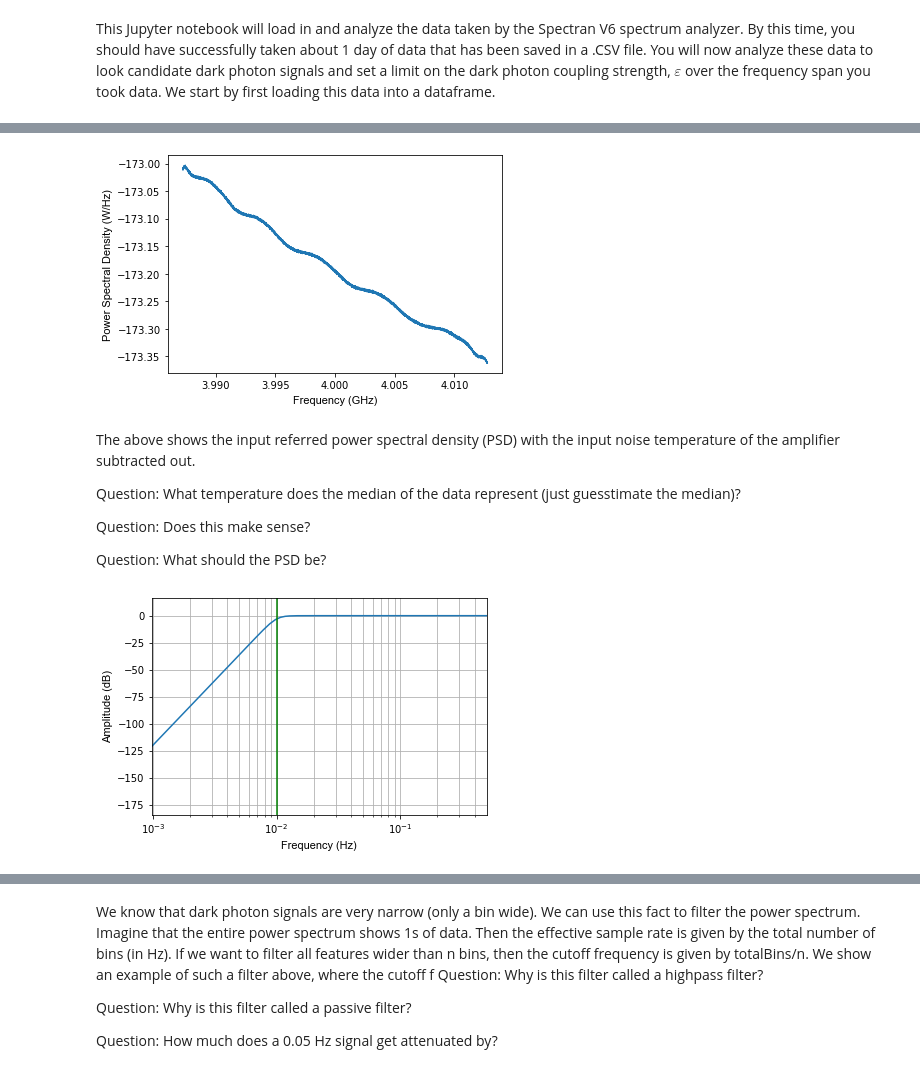
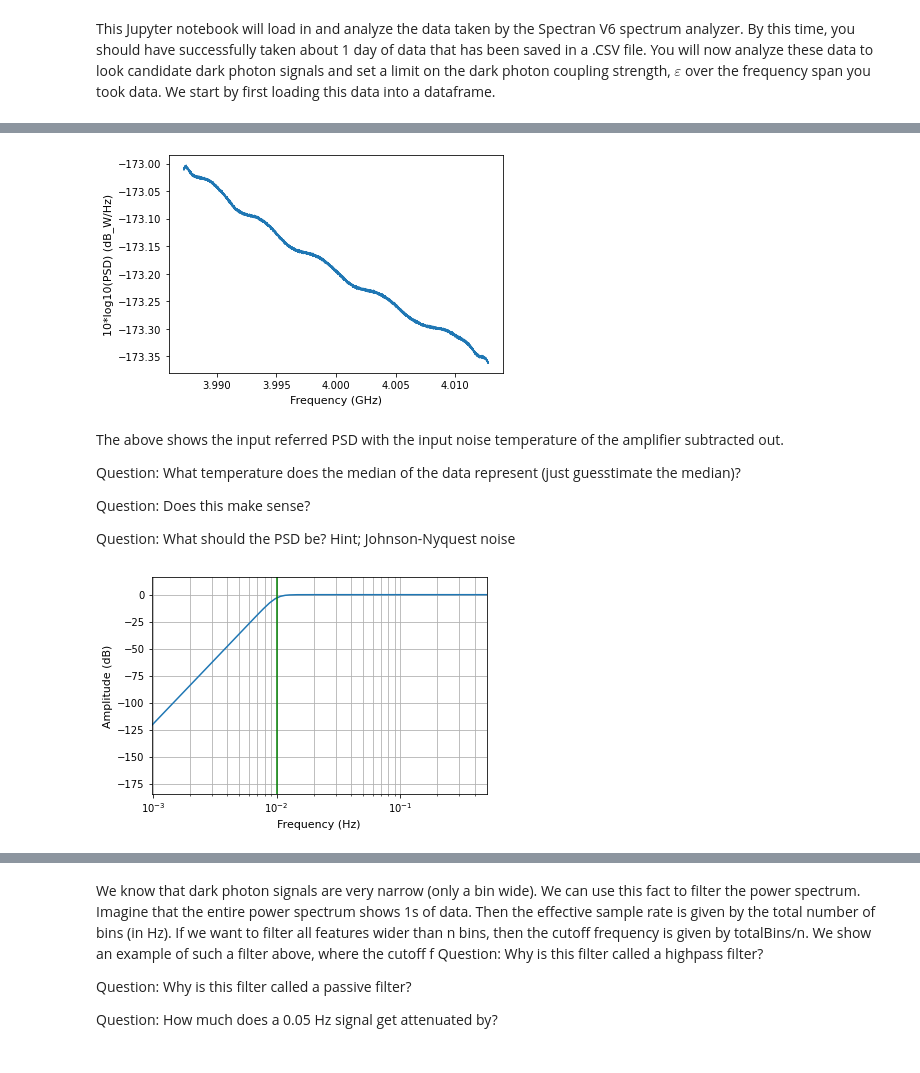
Before and after one commit to josephmlev/darkRadio, a Jupyter notebook: HEPCAT_2022/HEPCAT_Analysis.ipynb, the cells around one changed output, grey strips where cells are left out. Drawn from its saved outputs; the diff is of its cells as text; code cells hidden in the pictures.

```diff
--- a/HEPCAT_2022/HEPCAT_Analysis.ipynb
+++ b/HEPCAT_2022/HEPCAT_Analysis.ipynb
@@ -135,30 +169,30 @@ Question: If the resolution is 3.75 kHz, what is the noise power due to the 75K
 # %%
 # Linearly interpolate gain values for all frequency bins in the acquired data
 gainInterp = 10**(np.interp(dataFreqs, gainFitFreqs, gainFitAmps)/10.)
 
 # Linearly interpolate noise temperature values for all frequency bins in the acquired data
 # and conver to noise power
 nfInterp = np.interp(dataFreqs, nfFreqs, nfVals)*(1.381*10**-23)*3750
 
 # Subtract off the noise power and divide by the interpolated gain
 dataCorrected = dataLin / gainInterp - nfInterp
 
 # Plot power spectral density vs. frequency
 plt.plot(dataFreqs/10**9, 10*np.log10(dataCorrected*1000/3750.))
 plt.xlabel('Frequency (GHz)', labelpad = 15, **label_font)
-plt.ylabel('Power Spectral Density (W/Hz)', **label_font)
+plt.ylabel('10*log10(PSD) (dB_W/Hz)', **label_font)
 plt.show()
 # %% [output]
-[figure, old version]
+[figure, new version]
 # %% [markdown]
-The above shows the input referred power spectral density (PSD) with the input noise temperature
+The above shows the input referred PSD with the input noise temperature
 of the amplifier subtracted out.
 
 Question: What temperature does the median of the data represent (just guesstimate the median)?
 
 Question: Does this make sense?
 
-Question: What should the PSD be?
+Question: What should the PSD be? Hint; Johnson-Nyquest noise
 # %%
 # Sampling rate such that the total amount of data is 1s
 fs = len(dataFreqs)
@@ -176,6 +210,7 @@ b, a = signal.butter(6, fcNorm, 'highpass', analog = False)
 # w: The frequencies at which h was computed, in the same units as fs.
 # h: The frequency response, as complex numbers.
 w, h = signal.freqz(b, a, worN=512)
+binNumberAxis = np.linspace(6000, 2, len(w))
 
 # Plot the frequency response on a semilog plot
 plt.semilogx(w / (2*np.pi), 20 * np.log10(abs(h)), label = 'High-Pass')
@@ -186,4 +221,4 @@ plt.xlabel('Frequency (Hz)', labelpad = 15, **label_font)
 plt.ylabel('Amplitude (dB)', **label_font)
 plt.show()
 # %% [output]
-[figure, old version]
+[figure, new version]
```
Also changed, not shown: parts of 13 cells of this notebook.
